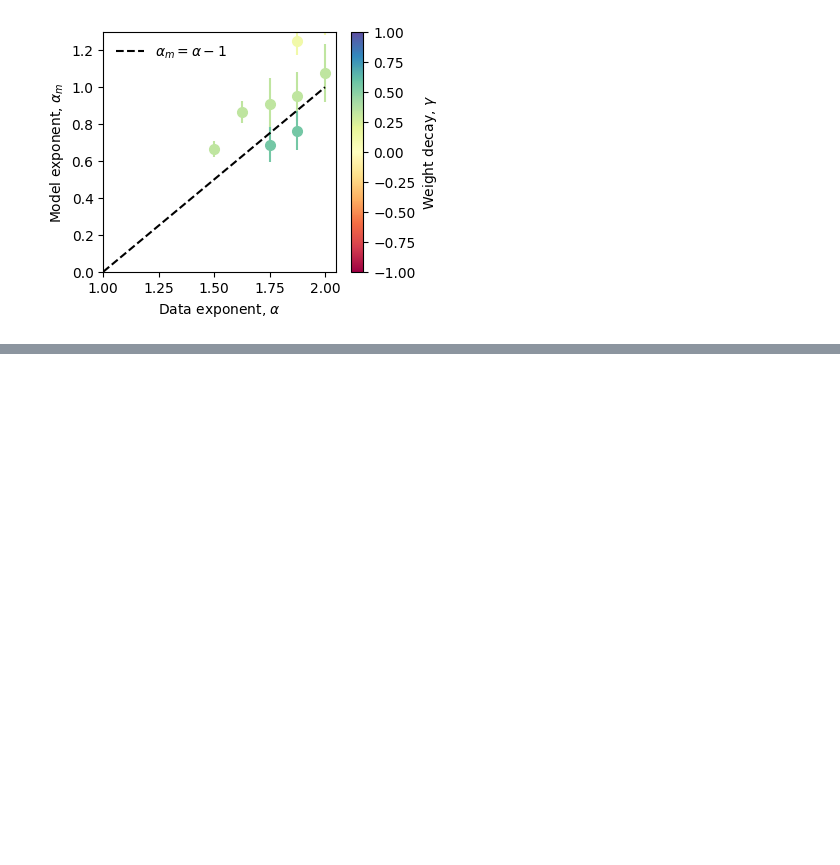
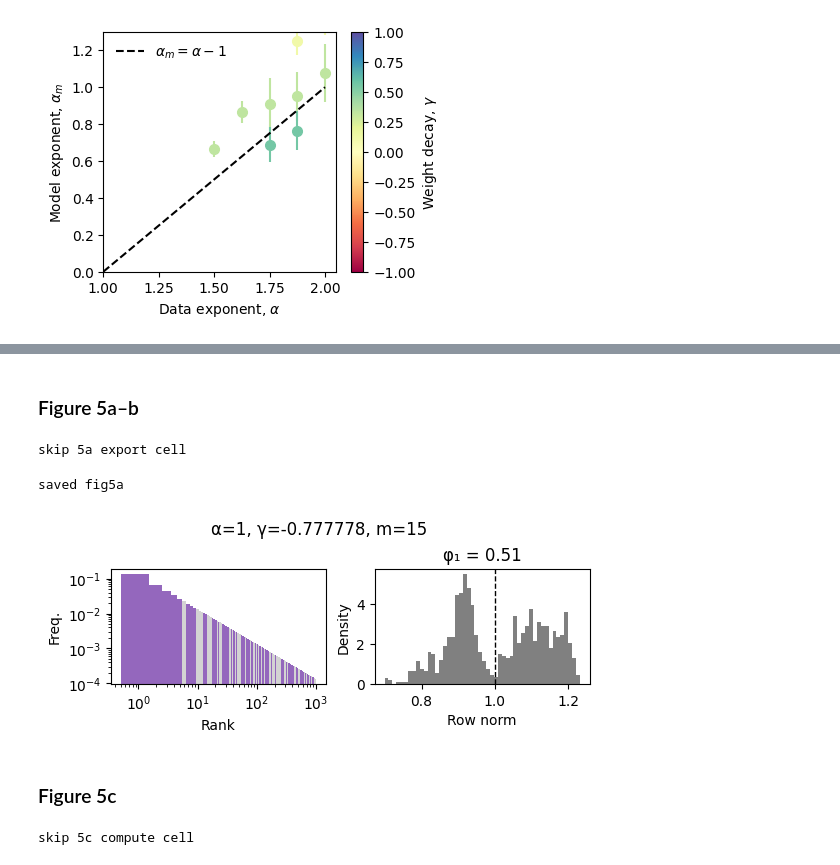
Before and after one commit to jhe2155/superposition_scaling_reproduction, a Jupyter notebook: notebooks/reproduction.ipynb, the cells around one changed output, grey strips where cells are left out. Cells and saved outputs as stored; diff of their text form; code cells hidden in the pictures; blank space fills up the shorter version.

Commit message:
Add Figure 5 reproduction and README

```diff
--- a/notebooks/reproduction.ipynb
+++ b/notebooks/reproduction.ipynb
@@ -593,0 +598,47 @@ saved fig4b
+# %% [markdown]
+### Figure 5a–b
+# %%
+%%script echo "skip 5a export cell"
+
+# export: checkpoint -> fig5a_norms.npz
+ALPHA, GAMMA, M = 1.0, gamma_values[1], 15
+path = run_path(ALPHA, GAMMA, M)
+
+W = torch.load(path, map_location="cpu")["W"]
+W = W.detach().cpu()
+
+np.savez(f"{DATA_DIR}/fig5a_norms.npz", norms=W.norm(dim = 1).numpy(),
+         alpha=ALPHA, gamma=float(GAMMA), m=M)
+print("saved fig5a_norms.npz")
+# %% [output]
+skip 5a export cell
+# %%
+d = np.load(f"{DATA_DIR}/fig5a_norms.npz")
+ALPHA, GAMMA, M = float(d["alpha"]), float(d["gamma"]), int(d["m"])
+w = d["norms"]  # row norms
+n = len(w)
+
+strong = w > 1
+phi1 = strong.mean()
+
+p = feature_probs(n, ALPHA).cpu().numpy()
+rank = np.arange(1, n + 1)
+
+fig, axes = plt.subplots(1, 2, figsize=(5.5, 2.2), constrained_layout=True)
+
+axes[0].bar(rank, p, width=1.0, linewidth=0,
+            color=["tab:purple" if s else "lightgray" for s in strong])
+axes[0].set(xscale="log", yscale="log", xlabel="Rank", ylabel="Freq.")
+
+axes[1].hist(w, bins=50, density=True, color="gray")
+axes[1].axvline(1, ls="--", c="k", lw=1)
+axes[1].set(xlabel="Row norm", ylabel="Density", title=f"φ₁ = {phi1:.2f}")
+
+fig.suptitle(f"α={ALPHA:g}, γ={GAMMA:g}, m={M}")
+save_fig(fig, "fig5a")
+plt.show()
+# %% [output]
+saved fig5a
+[figure, added]
+# %% [markdown]
+### Figure 5c
@@ -593,0 +661,18 @@ saved fig4b
+# %%
+%%script echo "skip 5c compute cell"
+
+# compute + export: checkpoints -> fig5c_ratios.npz
+gamma = gamma_values[2]
+
+ratios = np.full((len(alphas), len(m_values)), np.nan)
+nus = np.full((len(alphas), len(m_values)), np.nan)
+
+for i_a, a in enumerate(alphas):
+    for i_m, m in enumerate(m_values):
+        W = torch.load(run_path(a, gamma, m), map_location="cpu")["W"].detach()
+        ratios[i_a, i_m], nus[i_a, i_m] = ratio(W)
+
+np.savez(f"{DATA_DIR}/fig5c_ratios.npz", ratios=ratios, nus=nus,
+         alphas=np.asarray(alphas), m_values=np.asarray(m_values), gamma=float(gamma))
+# %% [output]
+skip 5c compute cell
```
Also changed, not shown: parts of 3 cells of this notebook, 7 other files.
